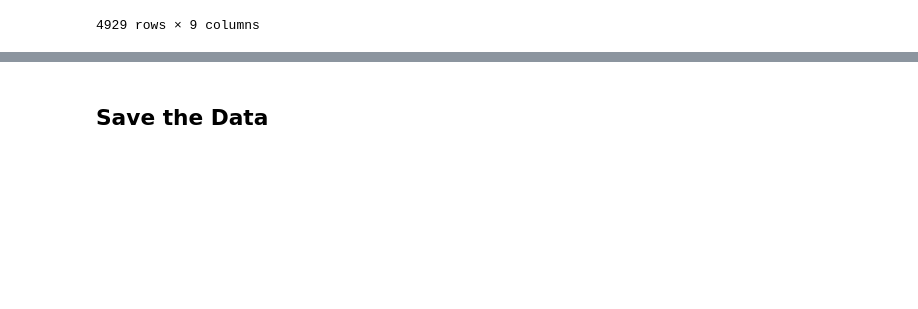
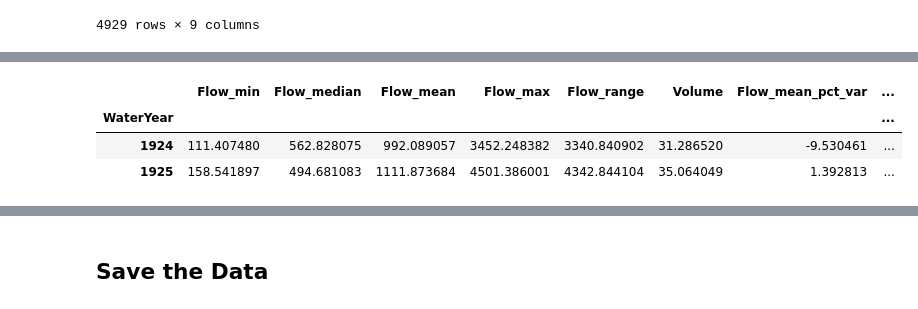
Before and after one commit to AndyFlem/ngonye-notepad, a Jupyter notebook: c_flow_data.ipynb, the cells around one changed output, grey strips where cells are left out. Saved outputs shown, nothing was run; the diff lists cells and outputs as text; code cells hidden in the pictures; blank space fills up the shorter version.

```diff
--- a/c_flow_data.ipynb
+++ b/c_flow_data.ipynb
@@ -609,0 +542,8 @@ weekly.loc[weekly['IsPeak']==True]
+# %%
+yearly['Max_week']=weekly.loc[weekly[['WaterYear','Flow']].groupby('WaterYear').idxmax()['Flow']].reset_index()[['WaterYear','WaterWeek']].set_index('WaterYear')['WaterWeek']
+yearly.head(2)
+# %% [output]
+|  | Flow_min | Flow_median | Flow_mean | Flow_max | Flow_range | Volume | Flow_mean_pct_var | ... |
+| WaterYear |  |  |  |  |  |  |  | ... |
+| 1924 | 111.407480 | 562.828075 | 992.089057 | 3452.248382 | 3340.840902 | 31.286520 | -9.530461 | ... |
+| 1925 | 158.541897 | 494.681083 | 1111.873684 | 4501.386001 | 4342.844104 | 35.064049 | 1.392813 | ... |
```
Also changed, not shown: parts of 9 cells of this notebook, 3 other files.
